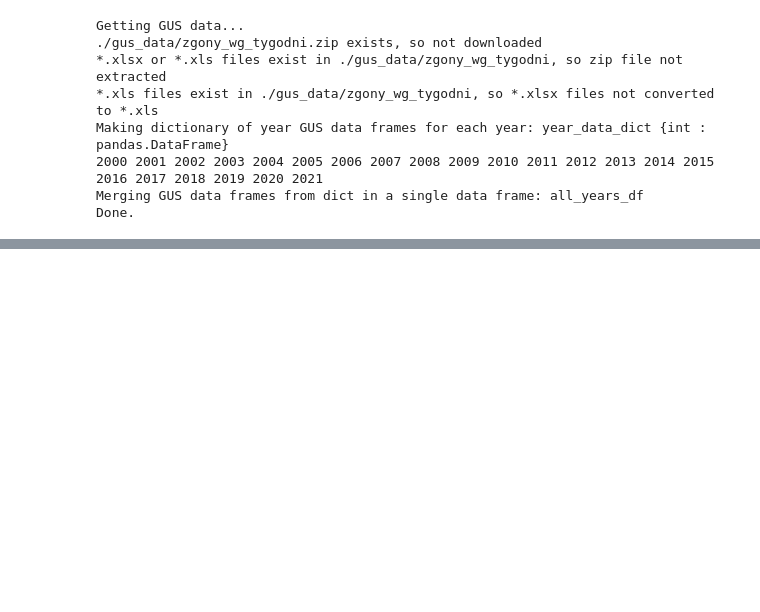
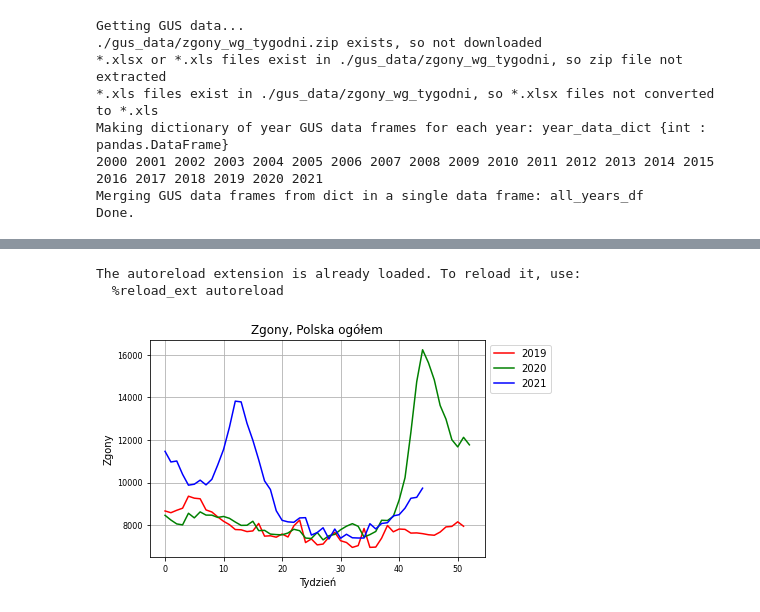
Before and after one commit to anuszka/govpl, a Jupyter notebook: GUS/gus01.ipynb, the cells around one changed output, grey strips where cells are left out. Saved outputs shown, nothing was run; the diff lists cells and outputs as text; code cells hidden in the pictures; blank space fills up the shorter version.

Commit message:
Adapted helper_functions plot()

```diff
--- a/GUS/gus01.ipynb
+++ b/GUS/gus01.ipynb
@@ -89,8 +79,9 @@ Done.
 # mygus.all_years_df
 # %%
 df = mygus.all_years_df
-df_og = df[(df['Wiek zmarłych w latach']=='Ogółem') & (df['NUTS']=='PL')].copy(deep=True)
-df_og.reset_index(drop=True, inplace=True)
+df_og = df[
+    (df['Wiek zmarłych w latach']=='Ogółem') & (df['NUTS']=='PL')
+    ].copy(deep=True)
 df_og.drop(['Wiek zmarłych w latach', 'NUTS', 'Podregiony' ], axis=1, inplace=True)
 df_og = df_og.set_index('Rok').T.reset_index(drop=True)
 df_og.index.name = 'Tydzień'
@@ -115,0 +110,29 @@ plt.show()
+# %%
+%load_ext autoreload
+%autoreload
+
+from share.helper_functions import (
+    getfile,
+    unzip,
+    xlsx2xls,
+    display_all,
+    set_legend_right,
+    plot
+)
+
+
+
+plotopts = dict_of(
+    plotdf=df_og,
+    cols_to_plot = [2019,2020,2021],
+    ylabel = 'Zgony',
+    title = 'Zgony, Polska ogółem',
+    fontsize = 8,
+    color = ['red', 'green', 'blue'],
+    )
+
+plot(**plotopts);
+# %% [output]
+The autoreload extension is already loaded. To reload it, use:
+  %reload_ext autoreload
+[figure, added]
```
Also changed, not shown: parts of 5 cells of this notebook, 1 other file.
